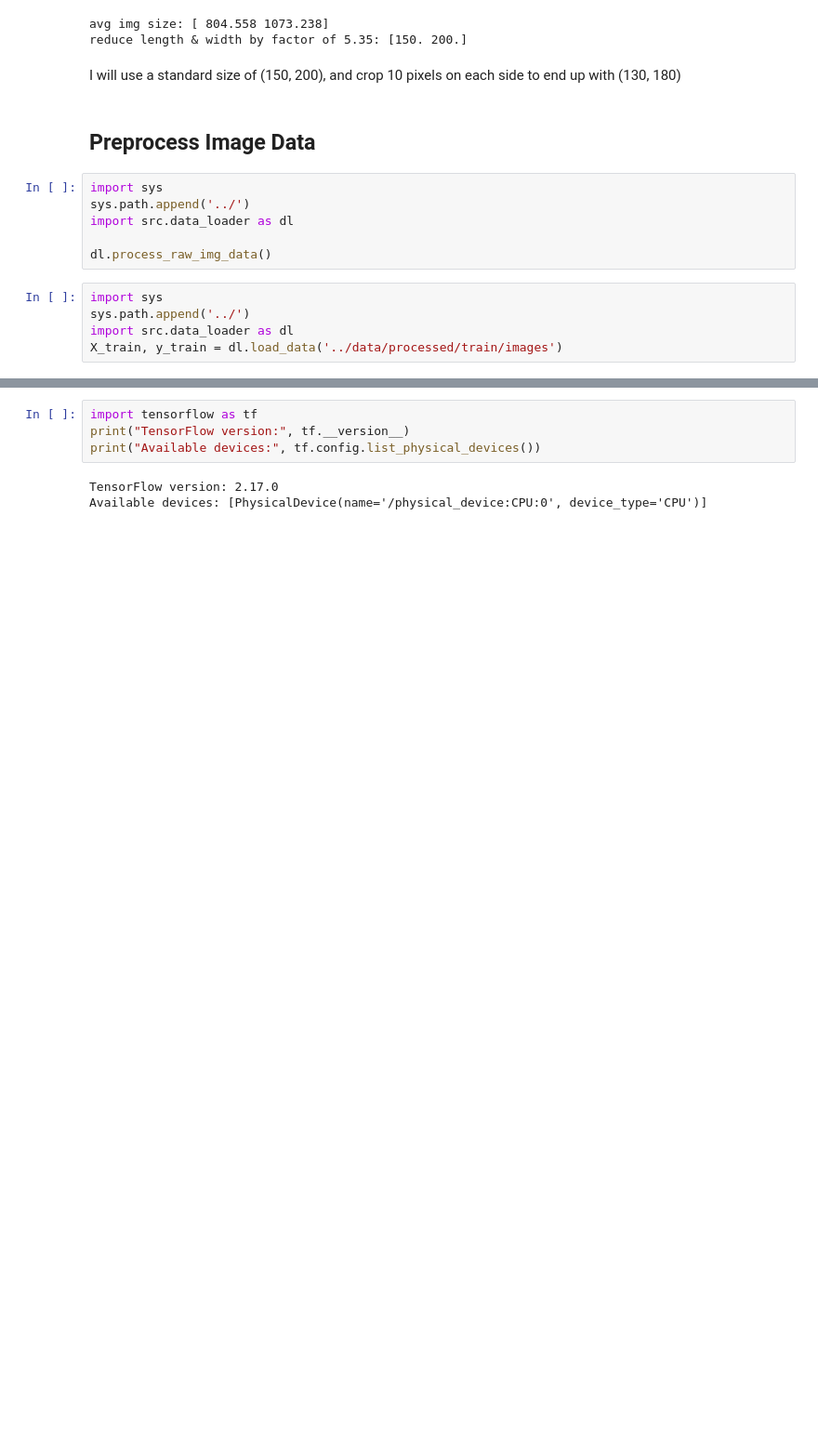
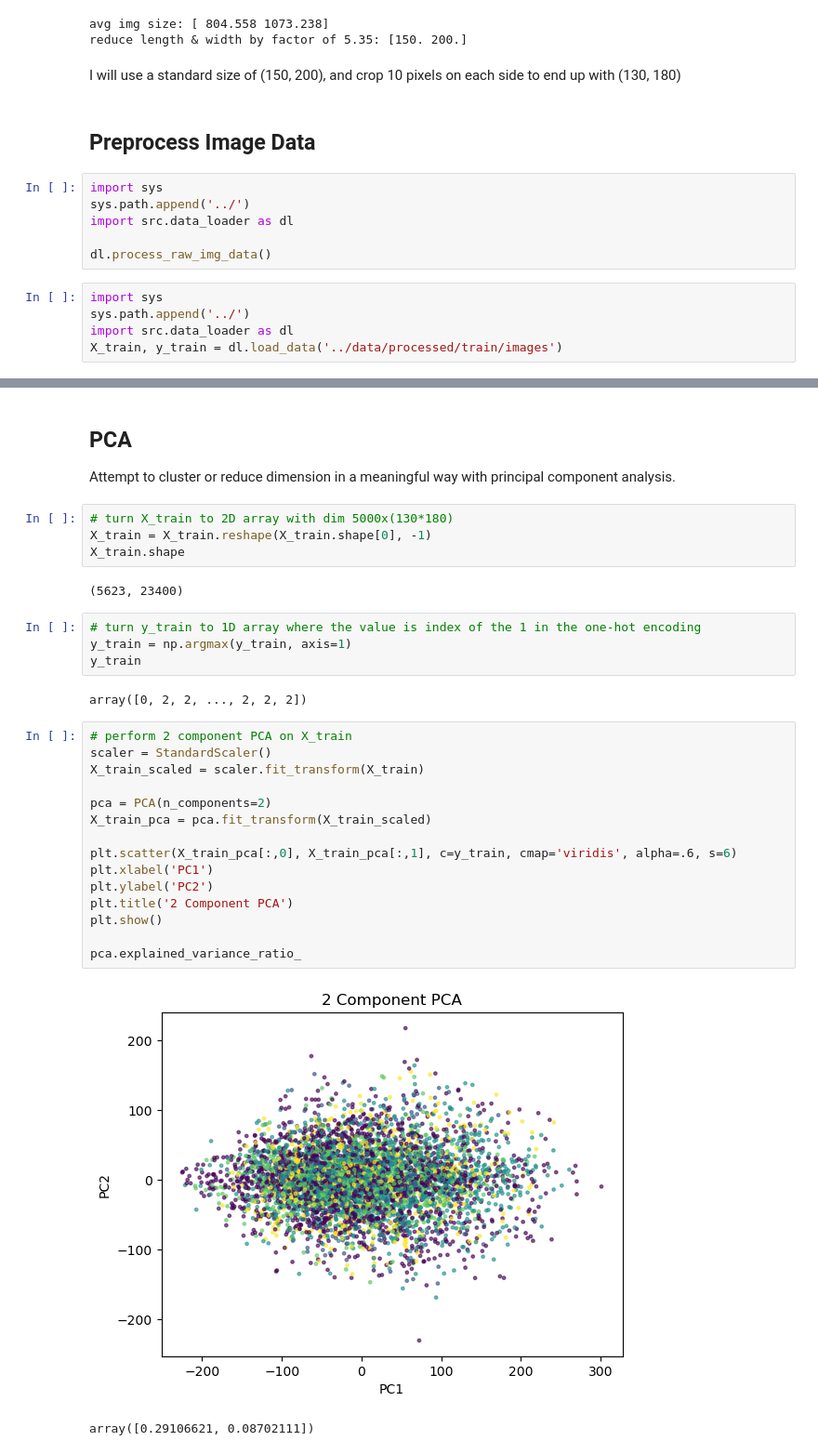
Before and after one commit to landonbuskirk/cmse492_project, a Jupyter notebook: notebooks/EDA.ipynb, the cells around one changed output, grey strips where cells are left out. Shown at 93% size. Drawn from its saved outputs; the diff is of its cells as text; blank space fills up the shorter version.

```diff
--- a/notebooks/EDA.ipynb
+++ b/notebooks/EDA.ipynb
@@ -84,7 +96,34 @@ y_train.shape
-# %%
-import tensorflow as tf
-print("TensorFlow version:", tf.__version__)
-print("Available devices:", tf.config.list_physical_devices())
-# %% [output]
-TensorFlow version: 2.17.0
-Available devices: [PhysicalDevice(name='/physical_device:CPU:0', device_type='CPU')]
+# %% [markdown]
+## PCA
+
+Attempt to cluster or reduce dimension in a meaningful way with principal component analysis.
+# %%
+# turn X_train to 2D array with dim 5000x(130*180)
+X_train = X_train.reshape(X_train.shape[0], -1)
+X_train.shape
+# %% [output]
+(5623, 23400)
+# %%
+# turn y_train to 1D array where the value is index of the 1 in the one-hot encoding
+y_train = np.argmax(y_train, axis=1)
+y_train
+# %% [output]
+array([0, 2, 2, ..., 2, 2, 2])
+# %%
+# perform 2 component PCA on X_train
+scaler = StandardScaler()
+X_train_scaled = scaler.fit_transform(X_train)
+
+pca = PCA(n_components=2)
+X_train_pca = pca.fit_transform(X_train_scaled)
+
+plt.scatter(X_train_pca[:,0], X_train_pca[:,1], c=y_train, cmap='viridis', alpha=.6, s=6)
+plt.xlabel('PC1')
+plt.ylabel('PC2')
+plt.title('2 Component PCA')
+plt.show()
+
+pca.explained_variance_ratio_
+# %% [output]
+[figure, added]
+array([0.29106621, 0.08702111])
```
Also changed, not shown: parts of 17 cells of this notebook, 3 other files.
